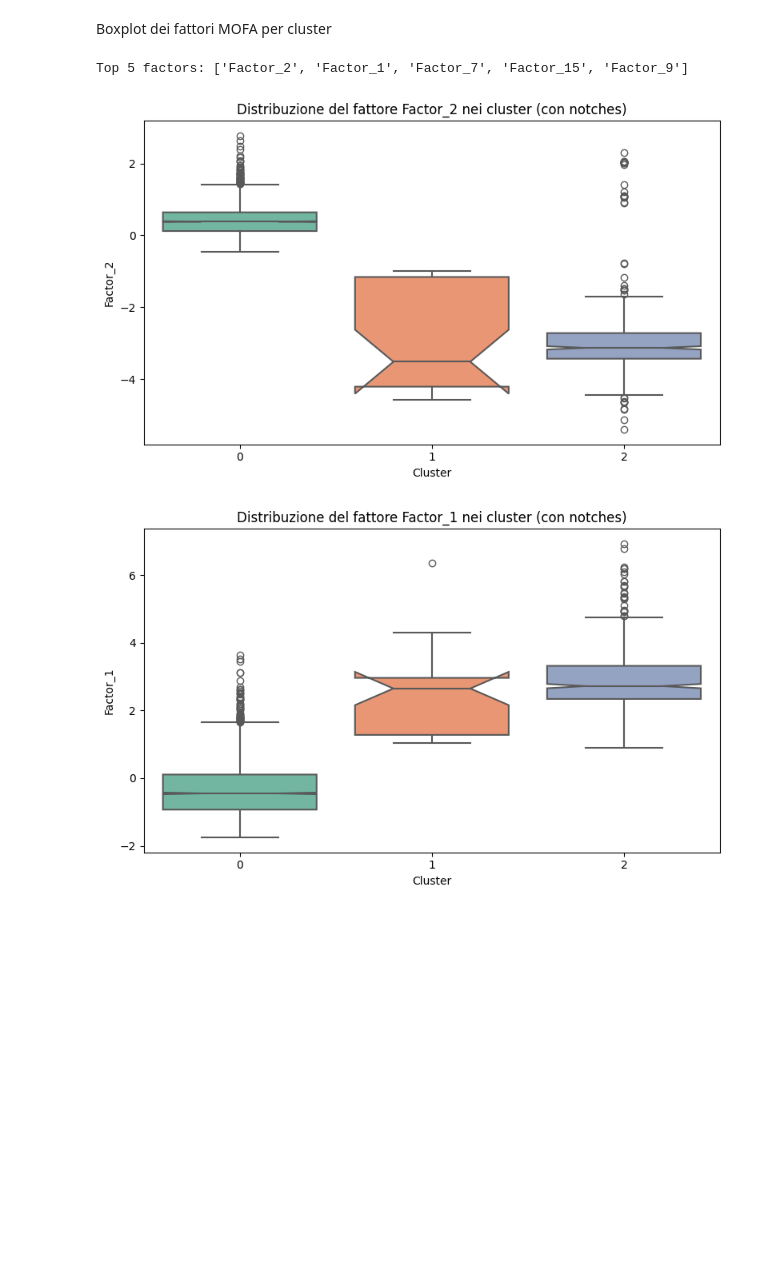
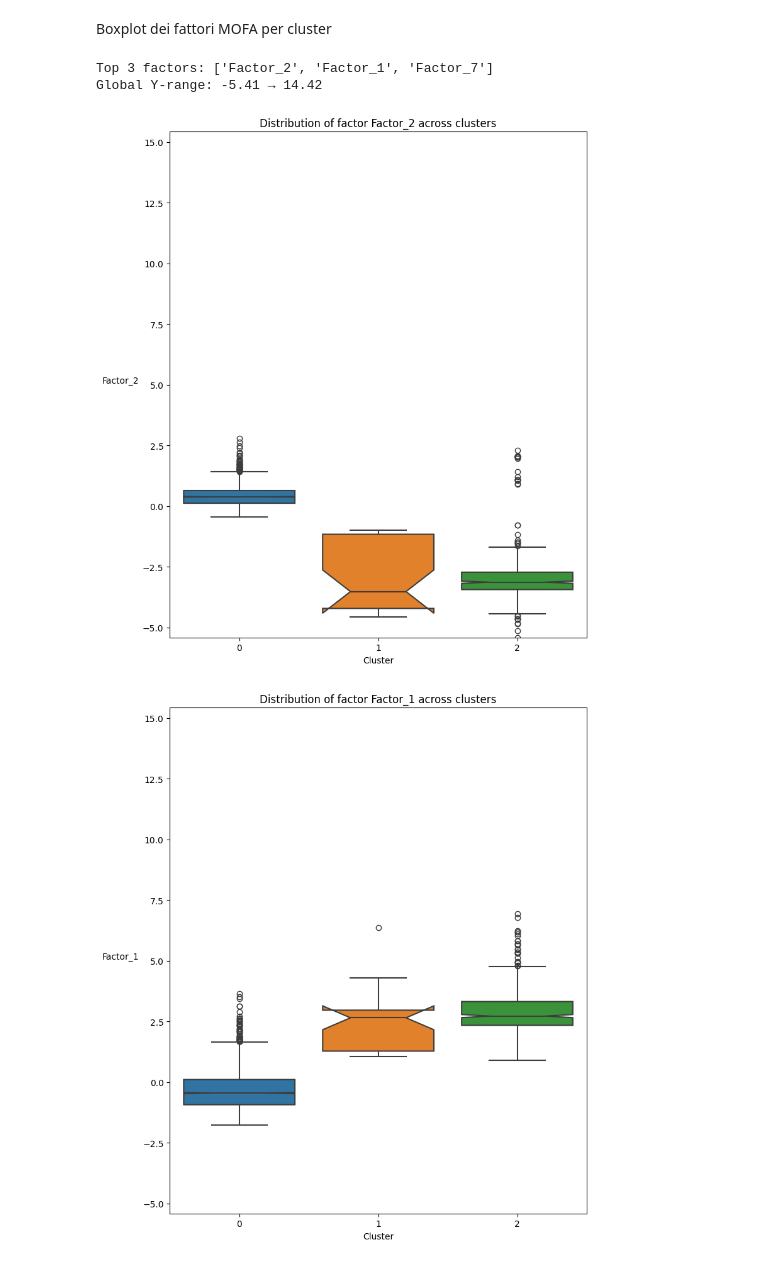
Before and after one commit to edgarcarlos/scientific-vis, a Jupyter notebook: Assignment 2.ipynb, the cells around one changed output. Drawn from its saved outputs; the diff is of its cells as text; code cells hidden in the pictures; blank space fills up the shorter version.

```diff
--- a/Assignment 2.ipynb
+++ b/Assignment 2.ipynb
@@ -846,8 +907,16 @@ pos = nx.kamada_kawai_layout(G)
 # Build colors for clusters
 clusters = nx.get_node_attributes(G, "cluster")
 unique_clusters = sorted(set(clusters.values()))
-colors_map = plt.cm.get_cmap("tab10", len(unique_clusters))
-node_colors = [colors_map(clusters[node]) for node in G.nodes()]
+
+# Same palette as before
+cluster_palette = {
+    "0": "#1f77b4",  # blue
+    "1": "#ff7f0e",  # orange
+    "2": "#2ca02c"   # green
+}
+
+# Colors for nodes (consistent with legend)
+node_colors = [cluster_palette[str(clusters[node])] for node in G.nodes()]
 
 plt.figure(figsize=(10, 8))
 
@@ -865,9 +934,9 @@ nx.draw_networkx_nodes(
     node_size=25
 )
 
-# Legend
+# Legend (consistent with node colors)
 for c in unique_clusters:
-    plt.scatter([], [], color=colors_map(c), label=f"Cluster {c}")
+    plt.scatter([], [], color=cluster_palette[str(c)], label=f"Cluster {c}")
 
 plt.legend(scatterpoints=1, frameon=False, title="Cluster")
 plt.title(f"Gene network (Kamada-Kawai layout, sim >= {THRESHOLD})")
@@ -1493,44 +1391,65 @@ Boxplot dei fattori MOFA per cluster
 # %%
 import seaborn as sns
 import matplotlib.pyplot as plt
 
 # ---------------------------------------
-# Step 1: Identify the 5 most important factors
+# Step 1: Identify the 3 most important factors
 # ---------------------------------------
 
 importance = coeffs.abs().mean(axis=0)
-top5 = importance.sort_values(ascending=False).index[:5]
-print("Top 5 factors:", top5.tolist())
+top3 = importance.sort_values(ascending=False).index[:3]
+print("Top 3 factors:", top3.tolist())
 
 # ---------------------------------------
-# Step 2: Prepare dataframe with only the top 5 factors
+# Step 2: Prepare dataframe with only the top 3 factors
 # ---------------------------------------
 
 df_box = Z_clean.copy()
 df_box["cluster"] = df_box["kmeans_cluster"].astype(str)
 
 # ---------------------------------------
-# Step 3: A notch boxplot for each factor
+# Step 3: Color palette matching the bar plot
 # ---------------------------------------
 
-for factor in top5:
-    plt.figure(figsize=(8, 5))
+cluster_palette = {
+    "0": "#1f77b4",  # blue
+    "1": "#ff7f0e",  # orange
+    "2": "#2ca02c"   # green
+}
+
+# ---------------------------------------
+# Step 4: Compute uniform Y limits
+# ---------------------------------------
+
+global_ymin = df_box[top3].min().min()
+global_ymax = df_box[top3].max().max()
+
+print(f"Global Y-range: {global_ymin:.2f} → {global_ymax:.2f}")
+
+# ---------------------------------------
+# Step 5: Boxplots with uniform scale
+# ---------------------------------------
+
+for factor in top3:
+    plt.figure(figsize=(8, 9))
 
     sns.boxplot(
         data=df_box,
         x="cluster",
         y=factor,
-        palette="Set2",
-        notch=True,   # ❤️ notch enabled
+        palette=cluster_palette,
+        notch=True,
         linewidth=1.5
     )
 
-    plt.title(f"Distribution of factor {factor} across clusters (with notches)")
+    plt.ylim(global_ymin, global_ymax+1)
+    plt.title(f"Distribution of factor {factor} across clusters")
     plt.xlabel("Cluster")
-    plt.ylabel(factor)
+    plt.ylabel(factor, labelpad=25, rotation=0)   # <-- More distance from the plot
     plt.tight_layout()
     plt.show()
 # %% [output]
-Top 5 factors: ['Factor_2', 'Factor_1', 'Factor_7', 'Factor_15', 'Factor_9']
+Top 3 factors: ['Factor_2', 'Factor_1', 'Factor_7']
+Global Y-range: -5.41 → 14.42
-[figure, old version]
+[figure, new version]
-[figure, old version]
+[figure, new version]
```
Also changed, not shown: parts of 34 cells of this notebook, 1 other file.
